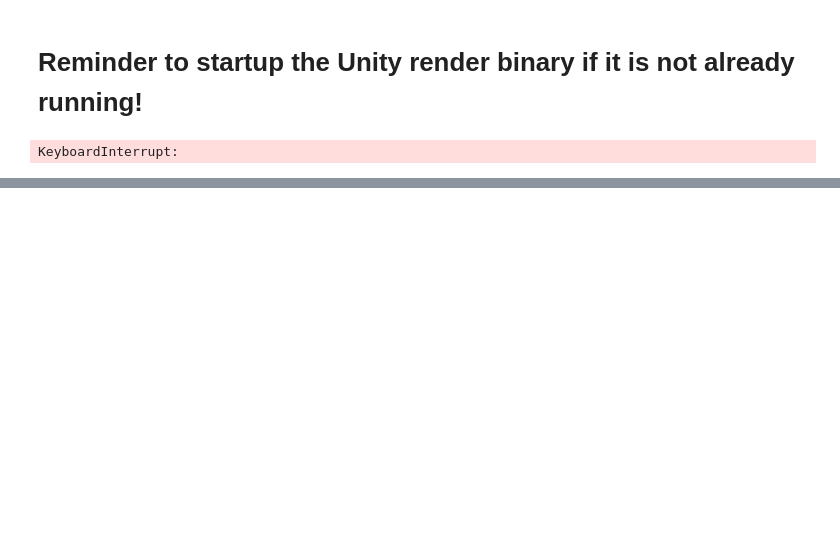
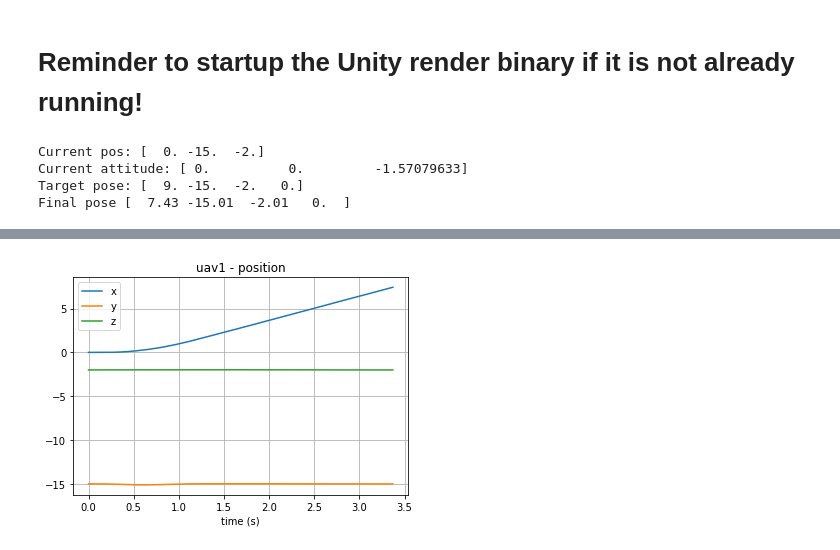
Before and after one commit to esiaero/flightgoggles, a Jupyter notebook: notebooks/testing notebook.ipynb, the cells around one changed output, grey strips where cells are left out. Saved outputs shown, nothing was run; the diff lists cells and outputs as text; code cells hidden in the pictures; blank space fills up the shorter version.

```diff
--- a/notebooks/testing notebook.ipynb
+++ b/notebooks/testing notebook.ipynb
@@ -16,12 +16,14 @@ from flightgoggles.env import *
 if __name__ == "__main__":
     env = flightgoggles_env(
         cfg_dir="../config",
-        cfg_fgclient="FlightGogglesClient_testing_notebook.yaml",
+        cfg_fgclient="FlightGogglesClient_testing.yaml",
         cfg_uav="multicopterDynamicsSim.yaml")
 
+    # no collision start pos position=np.array([-15, -15., -2.])
     env.set_state_vehicle(vehicle_id="uav1",
-                          position=np.array([-6.5, -20., -2.]),
+                          position=np.array([0, -15., -2.]),
                           attitude_euler_angle=np.array([0.,0.,-np.pi/2]))
+
     current_pos = env.get_state("uav1")["position"]
     current_att = env.get_state("uav1")["attitude_euler_angle"]
     target_pose = np.zeros(4)
@@ -34,18 +36,20 @@ if __name__ == "__main__":
 
     # proceed_waypoint -> fix a location to go toward; duration is the  delta time in PID loop
     for j in range(600):
-        env.proceed_waypoint(vehicle_id="uav1", waypoint_command=target_pose, duration=0.01)
+        collided = env.proceed_waypoint(vehicle_id="uav1", waypoint_command=target_pose, duration=0.01)
+        if collided:
+            break
 
     env.plot_state(vehicle_id="uav1", attribute="position")
     env.save_logs(vehicle_id="uav1", save_dir="data/")
     img = env.get_camera_image(camera_id="cam1")
-    print(img[-1]["timestamp"])
+   # print(img[-1]["timestamp"])
 
     final_pos = env.get_state("uav1")["position"]
     final_att = env.get_state("uav1")["attitude_euler_angle"]
 #     print("Final pos: {}".format(final_pos))
 #     print("Final attitude: {}".format(final_att))
-    with np.printoptions(precision=3, suppress=True):
+    with np.printoptions(precision=2, suppress=True):
         print("Final pose", np.append(final_pos, final_att[2]))
 
     # env.plot_state_camera(camera_id=None) last cmaera img. only 1 camera on uav1
@@ -55,4 +59,7 @@ if __name__ == "__main__":
         display(HTML(ani_set["cam1"].to_html5_video()))
     env.close()
 # %% [output]
-KeyboardInterrupt:
+Current pos: [  0. -15.  -2.]
+Current attitude: [ 0.          0.         -1.57079633]
+Target pose: [  9. -15.  -2.   0.]
+Final pose [  7.43 -15.01  -2.01   0.  ]
@@ -58,0 +67 @@ KeyboardInterrupt:
+[figure, added]
```
Also changed, not shown: parts of 1 cell of this notebook, 7 other files.
